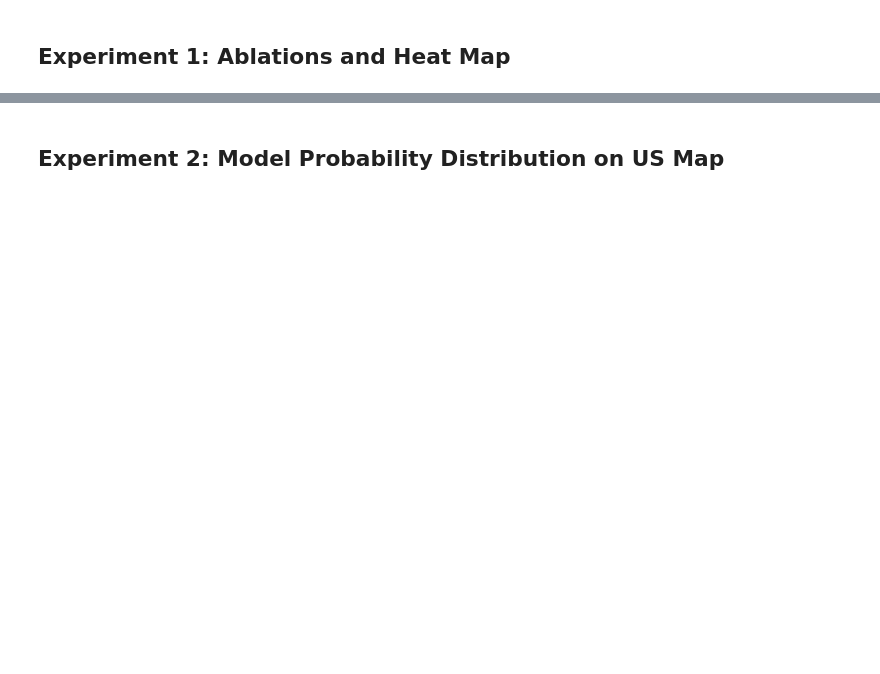
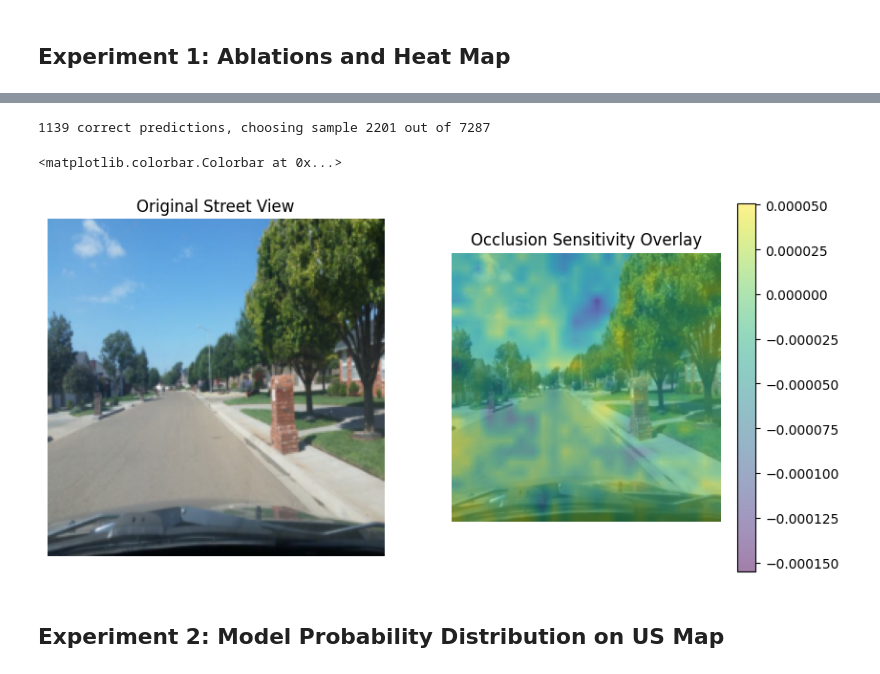
Before and after one commit to alantientran/NN-Geoguesser, a Jupyter notebook: geoguesser_hybrid.ipynb, the cells around one changed output, grey strips where cells are left out. Cells and saved outputs as stored; diff of their text form; code cells hidden in the pictures; blank space fills up the shorter version.

```diff
--- a/geoguesser_hybrid.ipynb
+++ b/geoguesser_hybrid.ipynb
@@ -590,2 +748,43 @@ cbar = fig
+# %%
+# load the model
+model.load_state_dict(torch.load("hybrid_best_model_epoch5.pth"))
+model.to(device)
+
+# Grab one sample
+# idx = random.choice(correct_indices)
+idx = 2201
+print(f"{len(correct_indices)} correct predictions, choosing sample {idx} out of {len(test_ds)}")
+img, label = train_ds[idx]
+
+
+# Unnormalize for display
+mean = torch.tensor([.485, .456, .406]).view(3,1,1)
+std  = torch.tensor([.229, .224, .225]).view(3,1,1)
+img_disp = img * std + mean
+img_np   = np.transpose(img_disp.numpy(), (1,2,0))
+
+# Compute occlusion map
+heatmap = compute_occlusion_map(model, img, label, patch_size=32, stride=8, occlusion_value=0)
+
+# Plot side‐by‐side
+fig, (ax1, ax2) = plt.subplots(1, 2, figsize=(10,5))
+
+# Original image
+ax1.imshow(img_np)
+ax1.axis('off')
+ax1.set_title('Original Street View')
+
+# Overlay heatmap on the original image
+ax2.imshow(img_np)  # Base image
+im = ax2.imshow(heatmap, cmap='viridis', alpha=0.5)  # Overlay with transparency
+ax2.axis('off')
+ax2.set_title('Occlusion Sensitivity Overlay')
+
+# Colorbar
+fig.colorbar(im, ax=ax2)
+# %% [output]
+1139 correct predictions, choosing sample 2201 out of 7287
+<matplotlib.colorbar.Colorbar at 0x...>
+[figure, added]
 # %% [markdown]
 ## Experiment 2: Model Probability Distribution on US Map
```
Also changed, not shown: parts of 9 cells of this notebook.
